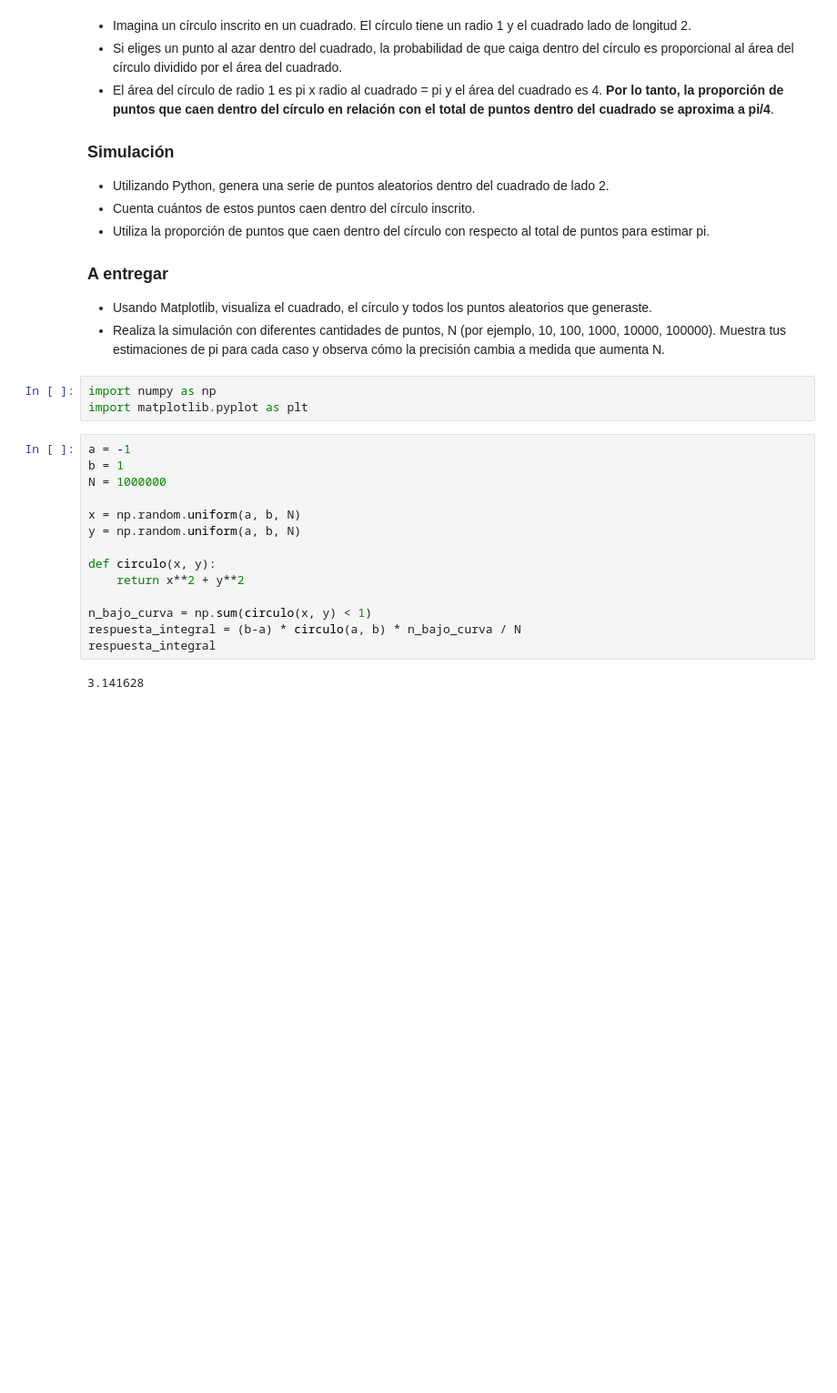
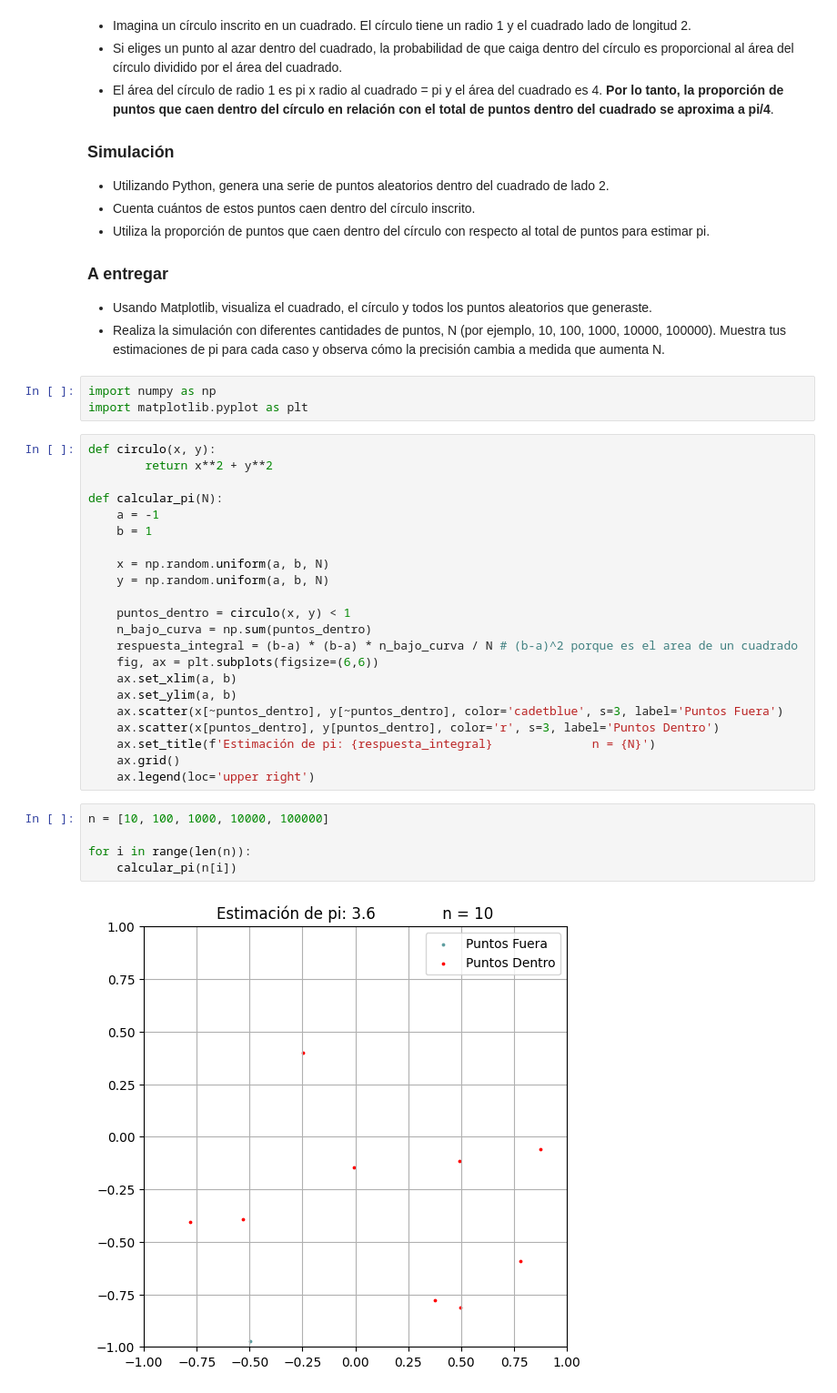
Before and after one commit to luisejdm/Simulacion_Procesos_Financieros, a Jupyter notebook: Actividades/Actividad02.ipynb, the cells around one changed output. Shown at 91% size. Drawn from its saved outputs; the diff is of its cells as text; blank space fills up the shorter version.

```diff
--- a/Actividades/Actividad02.ipynb
+++ b/Actividades/Actividad02.ipynb
@@ -16,19 +21,32 @@
 # %%
 import numpy as np
 import matplotlib.pyplot as plt
-# %%
-a = -1
-b = 1
-N = 1000000
-
-x = np.random.uniform(a, b, N)
-y = np.random.uniform(a, b, N)
-
-def circulo(x, y):
-    return x**2 + y**2
-
-n_bajo_curva = np.sum(circulo(x, y) < 1)
-respuesta_integral = (b-a) * circulo(a, b) * n_bajo_curva / N
-respuesta_integral
-# %% [output]
-3.141628
+# %%
+def circulo(x, y):
+        return x**2 + y**2
+
+def calcular_pi(N):
+    a = -1
+    b = 1
+
+    x = np.random.uniform(a, b, N)
+    y = np.random.uniform(a, b, N)
+
+    puntos_dentro = circulo(x, y) < 1
+    n_bajo_curva = np.sum(puntos_dentro)
+    respuesta_integral = (b-a) * (b-a) * n_bajo_curva / N # (b-a)^2 porque es el area de un cuadrado
+    fig, ax = plt.subplots(figsize=(6,6))
+    ax.set_xlim(a, b)
+    ax.set_ylim(a, b)
+    ax.scatter(x[~puntos_dentro], y[~puntos_dentro], color='cadetblue', s=3, label='Puntos Fuera')
+    ax.scatter(x[puntos_dentro], y[puntos_dentro], color='r', s=3, label='Puntos Dentro')
+    ax.set_title(f'Estimación de pi: {respuesta_integral}              n = {N}')
+    ax.grid()
+    ax.legend(loc='upper right')
+# %%
+n = [10, 100, 1000, 10000, 100000]
+
+for i in range(len(n)):
+    calcular_pi(n[i])
+# %% [output]
+[figure, added]
```
Also changed, not shown: parts of 2 cells of this notebook.
